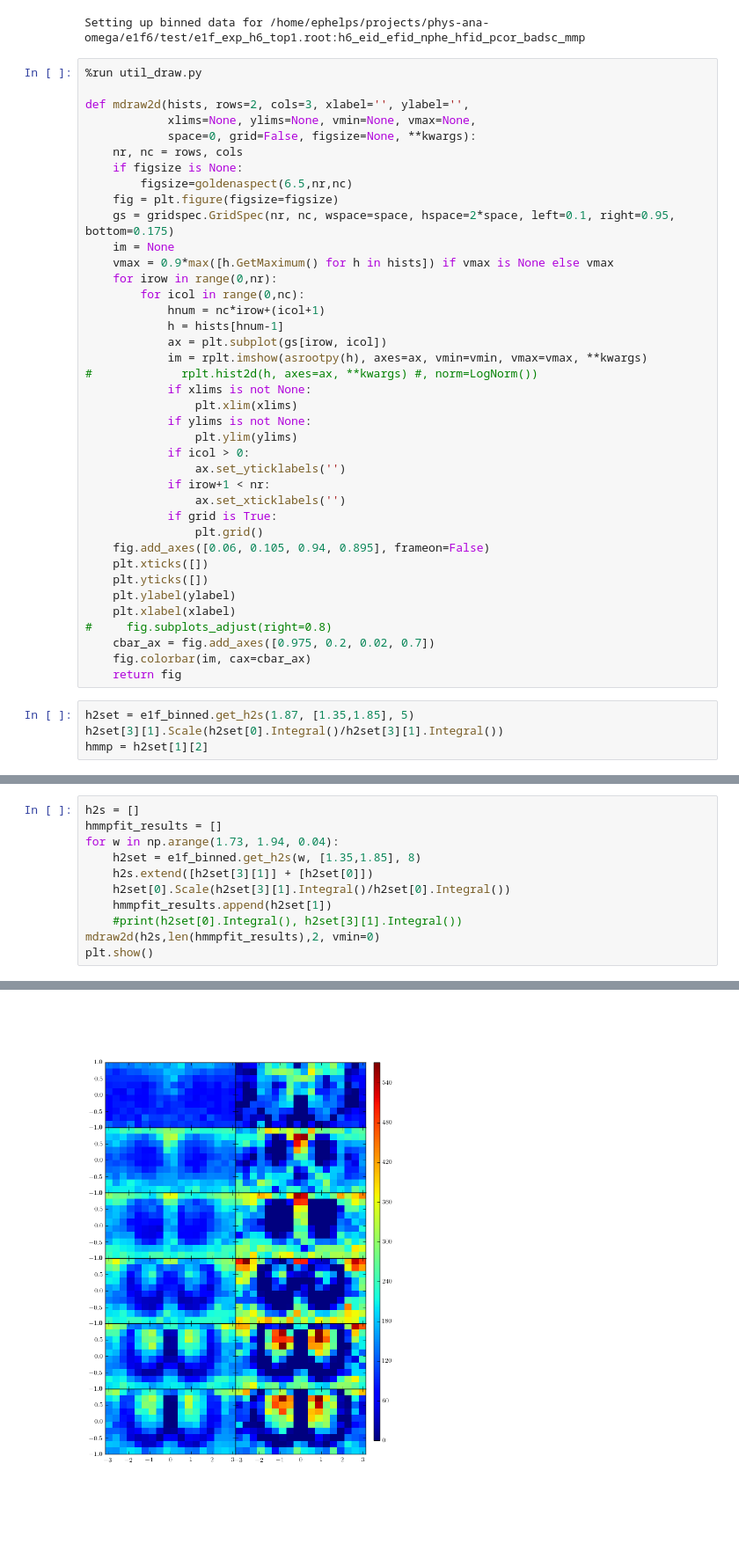
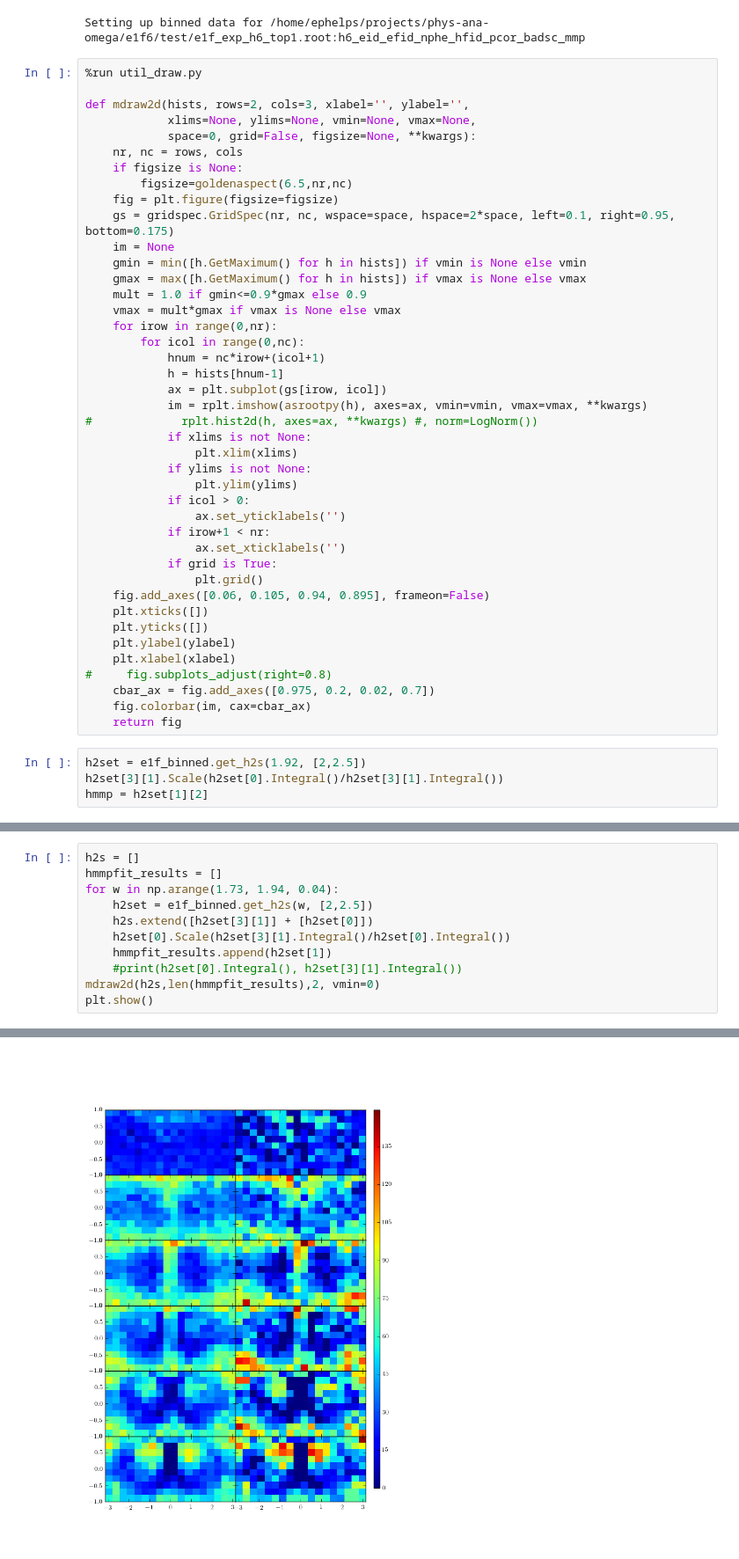
Before and after one commit to evan-phelps/phys-ana-omega, a Jupyter notebook: worksheets/ExpData_test.ipynb, the cells around one changed output, grey strips where cells are left out. Shown: that part at 88% size. Saved outputs shown, nothing was run; the diff lists cells and outputs as text; blank space fills up the shorter version.

```diff
--- a/worksheets/ExpData_test.ipynb
+++ b/worksheets/ExpData_test.ipynb
@@ -20,7 +22,10 @@ def mdraw2d(hists, rows=2, cols=3, xlabel='', ylabel='',
     fig = plt.figure(figsize=figsize)
     gs = gridspec.GridSpec(nr, nc, wspace=space, hspace=2*space, left=0.1, right=0.95, bottom=0.175)
     im = None
-    vmax = 0.9*max([h.GetMaximum() for h in hists]) if vmax is None else vmax
+    gmin = min([h.GetMaximum() for h in hists]) if vmin is None else vmin
+    gmax = max([h.GetMaximum() for h in hists]) if vmax is None else vmax
+    mult = 1.0 if gmin<=0.9*gmax else 0.9
+    vmax = mult*gmax if vmax is None else vmax
     for irow in range(0,nr):
         for icol in range(0,nc):
             hnum = nc*irow+(icol+1)
@@ -48,7 +53,7 @@ def mdraw2d(hists, rows=2, cols=3, xlabel='', ylabel='',
     fig.colorbar(im, cax=cbar_ax)
     return fig
 # %%
-h2set = e1f_binned.get_h2s(1.87, [1.35,1.85], 5)
+h2set = e1f_binned.get_h2s(1.92, [2,2.5])
 h2set[3][1].Scale(h2set[0].Integral()/h2set[3][1].Integral())
 hmmp = h2set[1][2]
 # %% [output]
@@ -96,7 +96,7 @@ result[2].GetName()
 h2s = []
 hmmpfit_results = []
 for w in np.arange(1.73, 1.94, 0.04):
-    h2set = e1f_binned.get_h2s(w, [1.35,1.85], 8)
+    h2set = e1f_binned.get_h2s(w, [2,2.5])
     h2s.extend([h2set[3][1]] + [h2set[0]])
     h2set[0].Scale(h2set[3][1].Integral()/h2set[0].Integral())
     hmmpfit_results.append(h2set[1])
@@ -107,4 +114,4 @@ plt.show()
-[figure, old version]
+[figure, new version]
 # %%
 hmmps = []
 bgs = []
```
Also changed, not shown: parts of 29 cells of this notebook, 3 other files.
